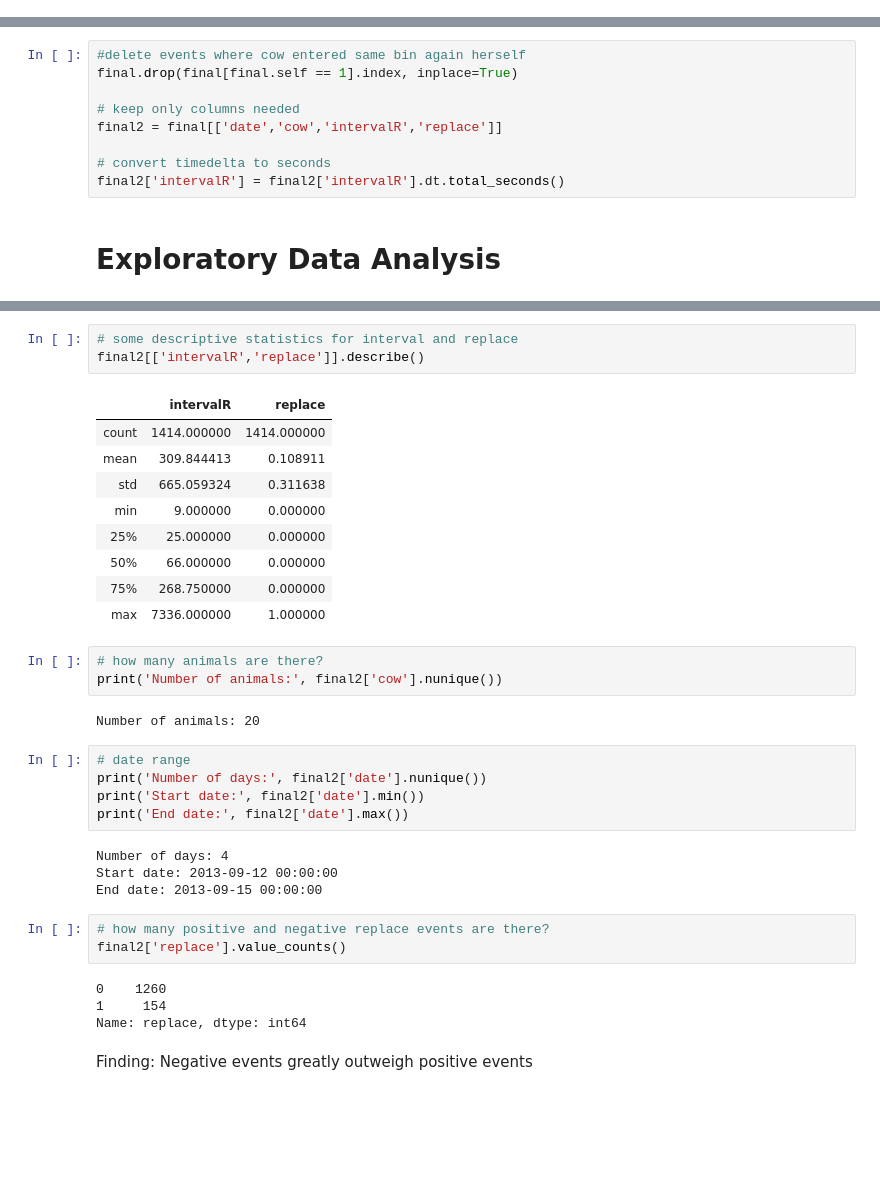
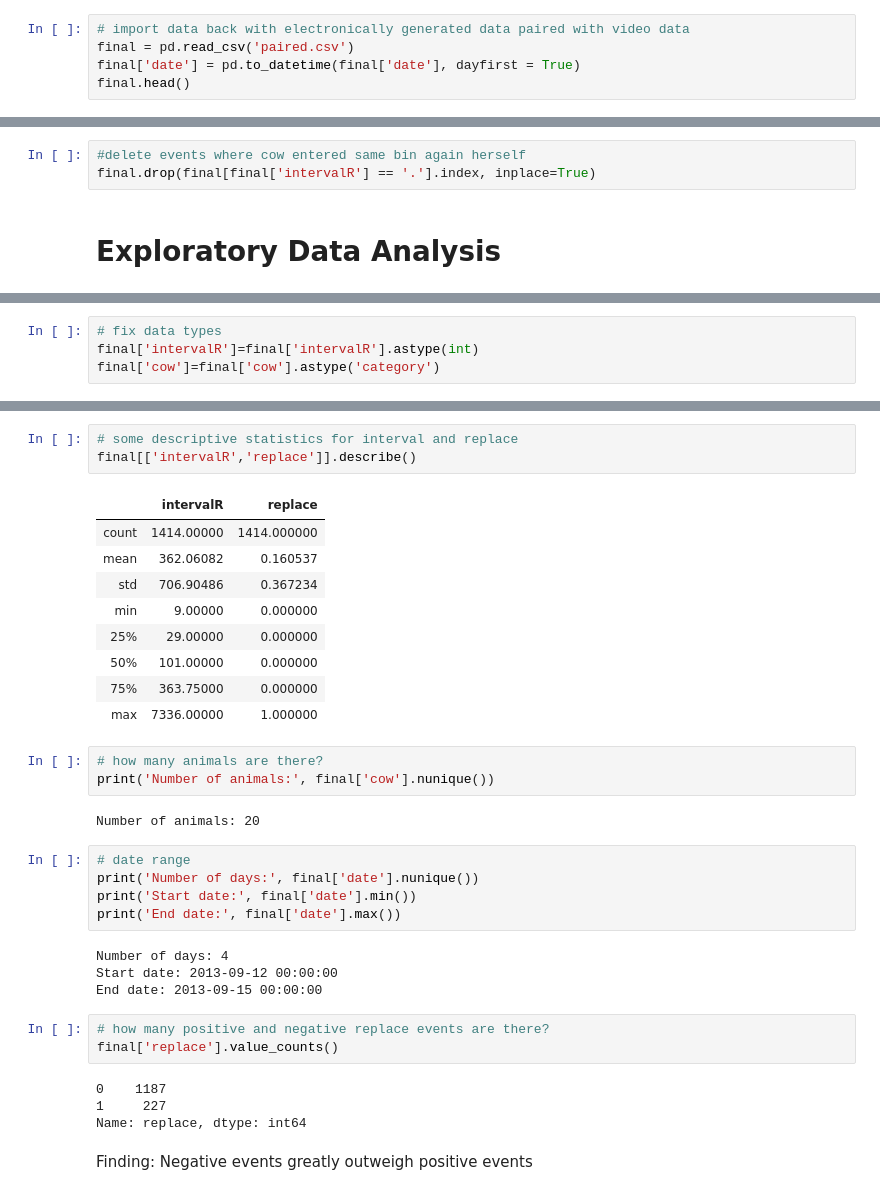
Before and after one commit to paigemcdonald10/diagnostic-test-for-behaviour, a Jupyter notebook: ROC curve analysis.ipynb, the cells around one changed output, grey strips where cells are left out. Saved outputs shown, nothing was run; the diff lists cells and outputs as text; blank space fills up the shorter version.

```diff
--- a/ROC curve analysis.ipynb
+++ b/ROC curve analysis.ipynb
@@ -113,0 +83,5 @@ final
+# %%
+# import data back with electronically generated data paired with video data
+final = pd.read_csv('paired.csv')
+final['date'] = pd.to_datetime(final['date'], dayfirst = True)
+final.head()
@@ -114,12 +95,6 @@ final
 # %%
 #delete events where cow entered same bin again herself
-final.drop(final[final.self == 1].index, inplace=True)
-
-# keep only columns needed
-final2 = final[['date','cow','intervalR','replace']]
-
-# convert timedelta to seconds
-final2['intervalR'] = final2['intervalR'].dt.total_seconds()
+final.drop(final[final['intervalR'] == '.'].index, inplace=True)
 # %% [markdown]
 # Exploratory Data Analysis
 # %%
@@ -145,2 +120,6 @@ memory usage: 95.2 KB
+# %%
+# fix data types
+final['intervalR']=final['intervalR'].astype(int)
+final['cow']=final['cow'].astype('category')
 # %%
 # check that there are no missing values
@@ -153,37 +132,37 @@ replace      0.0
 dtype: float64
 # %%
 # some descriptive statistics for interval and replace
-final2[['intervalR','replace']].describe()
+final[['intervalR','replace']].describe()
 # %% [output]
 |  | intervalR | replace |
-| count | 1414.000000 | 1414.000000 |
-| mean | 309.844413 | 0.108911 |
-| std | 665.059324 | 0.311638 |
-| min | 9.000000 | 0.000000 |
-| 25% | 25.000000 | 0.000000 |
-| 50% | 66.000000 | 0.000000 |
-| 75% | 268.750000 | 0.000000 |
-| max | 7336.000000 | 1.000000 |
+| count | 1414.00000 | 1414.000000 |
+| mean | 362.06082 | 0.160537 |
+| std | 706.90486 | 0.367234 |
+| min | 9.00000 | 0.000000 |
+| 25% | 29.00000 | 0.000000 |
+| 50% | 101.00000 | 0.000000 |
+| 75% | 363.75000 | 0.000000 |
+| max | 7336.00000 | 1.000000 |
 # %%
 # how many animals are there?
-print('Number of animals:', final2['cow'].nunique())
+print('Number of animals:', final['cow'].nunique())
 # %% [output]
 Number of animals: 20
 # %%
 # date range
-print('Number of days:', final2['date'].nunique())
-print('Start date:', final2['date'].min())
-print('End date:', final2['date'].max())
+print('Number of days:', final['date'].nunique())
+print('Start date:', final['date'].min())
+print('End date:', final['date'].max())
 # %% [output]
 Number of days: 4
 Start date: 2013-09-12 00:00:00
 End date: 2013-09-15 00:00:00
 # %%
 # how many positive and negative replace events are there?
-final2['replace'].value_counts()
+final['replace'].value_counts()
 # %% [output]
-0    1260
-1     154
+0    1187
+1     227
 Name: replace, dtype: int64
 # %% [markdown]
 Finding: Negative events greatly outweigh positive events
```
Also changed, not shown: parts of 29 cells of this notebook, 1 other file.
